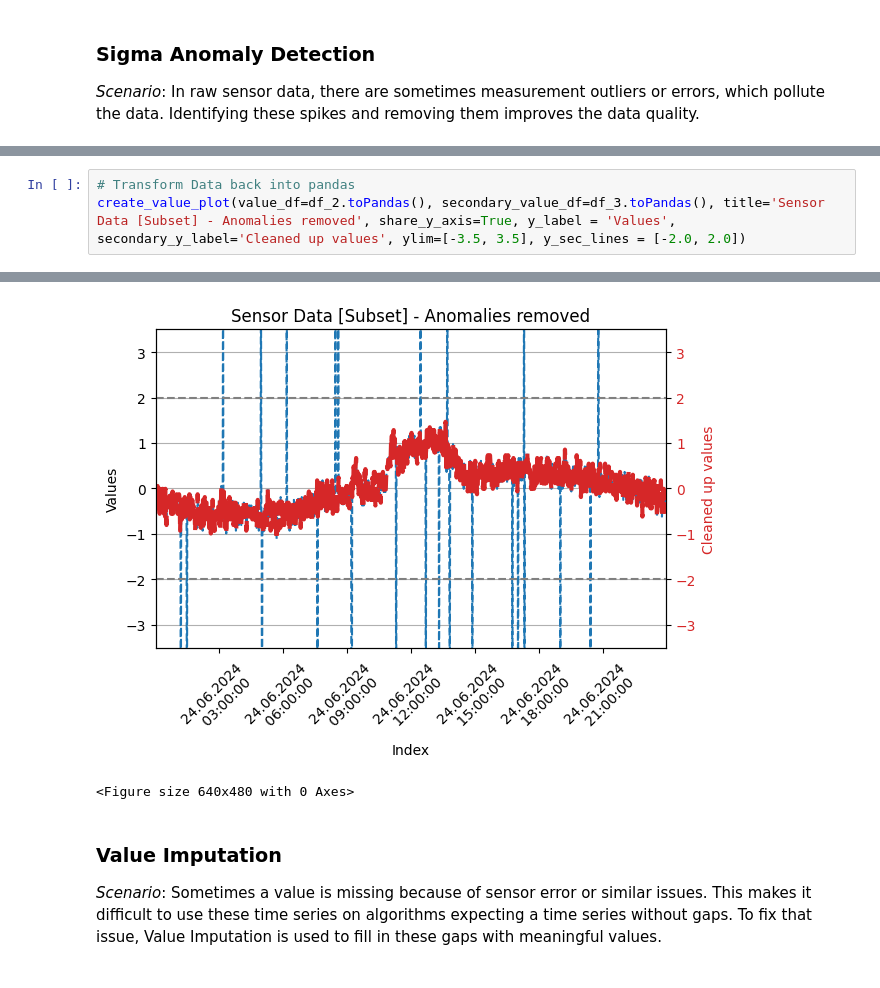
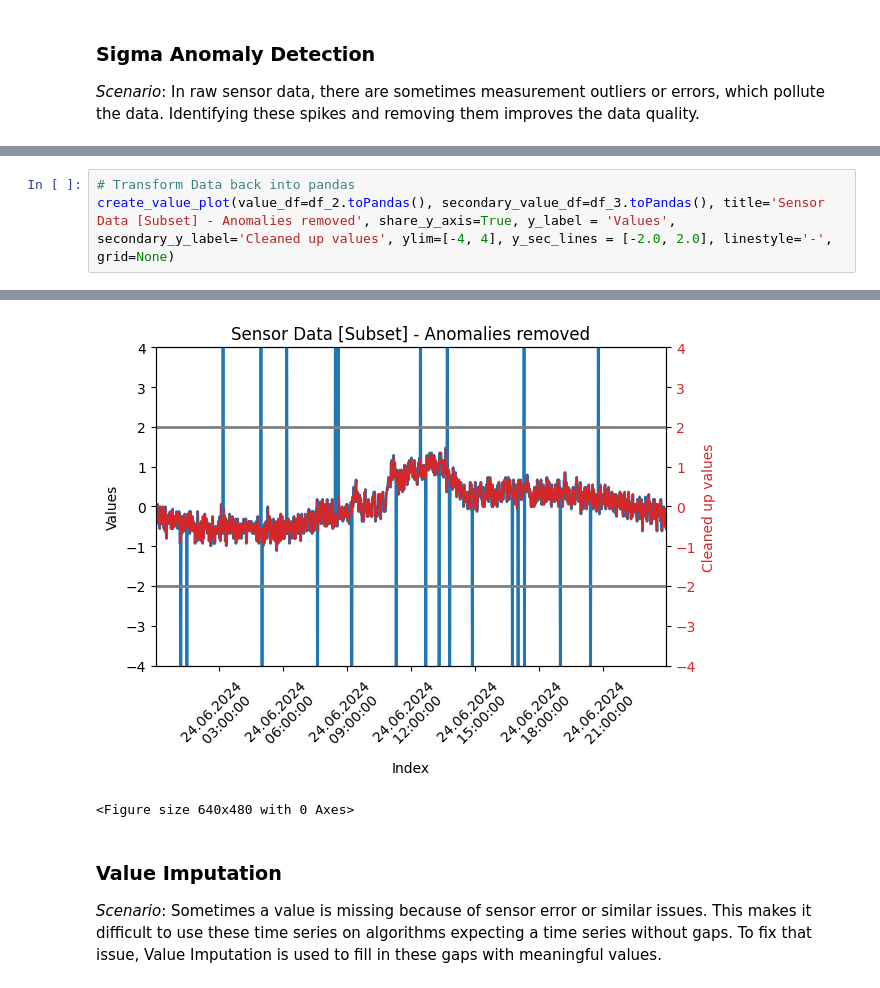
Before and after one commit to rtdip/core, a Jupyter notebook: notebook/pipeline_showcase.ipynb, the cells around one changed output, grey strips where cells are left out. Drawn from its saved outputs; the diff is of its cells as text.

Commit message:
adjusts plot to be more descriptive
Signed-off-by: Timm638 <Timm638@gmail.com>

```diff
--- a/notebook/pipeline_showcase.ipynb
+++ b/notebook/pipeline_showcase.ipynb
@@ -141,4 +182,4 @@ df_3 = KSigmaAnomalyDetection(spark_session, df=df_2, column_names=['Value'], k_
 # %%
 # Transform Data back into pandas
-create_value_plot(value_df=df_2.toPandas(), secondary_value_df=df_3.toPandas(), title='Sensor Data [Subset] - Anomalies removed', share_y_axis=True, y_label = 'Values', secondary_y_label='Cleaned up values', ylim=[-3.5, 3.5], y_sec_lines = [-2.0, 2.0])
+create_value_plot(value_df=df_2.toPandas(), secondary_value_df=df_3.toPandas(), title='Sensor Data [Subset] - Anomalies removed', share_y_axis=True, y_label = 'Values', secondary_y_label='Cleaned up values', ylim=[-4, 4], y_sec_lines = [-2.0, 2.0], linestyle='-', grid=None)
 # %% [output]
@@ -145,5 +188,5 @@ create_value_plot(value_df=df_2.toPandas(), secondary_value_df=df_3.toPandas(),
-[figure, old version]
+[figure, new version]
-<Figure size 640x480 with 0 Axes>
+<Figure size 640x480 with 0 Axes>
 # %% [markdown]
 ### Value Imputation
 *Scenario*:
```
Also changed, not shown: parts of 12 cells of this notebook.
